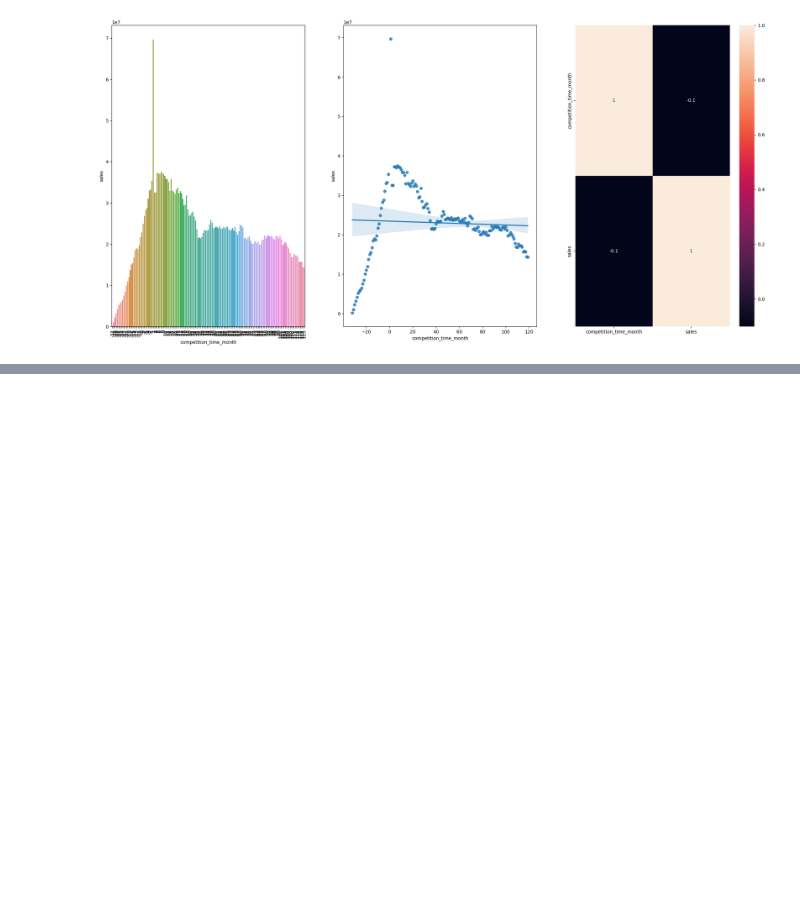
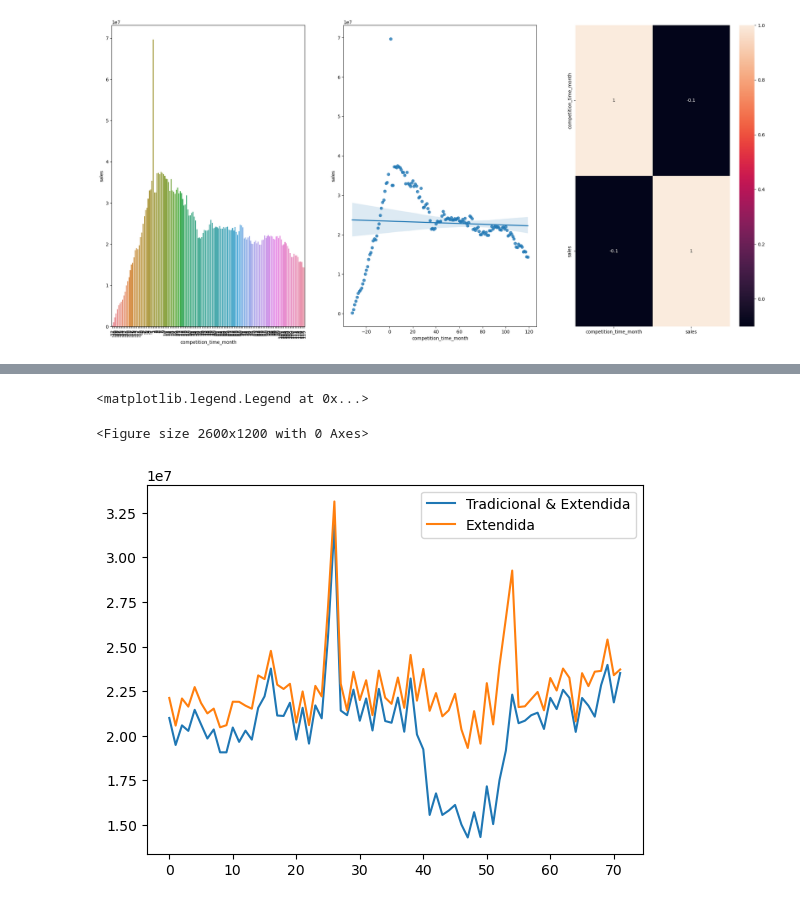
Before and after one commit to OrdonioLucas/DS-EM-PRODU-O, a Jupyter notebook: M04_V01_STORE_SALES_PREDICTION.ipynb, the cells around one changed output, grey strips where cells are left out. Cells and saved outputs as stored; diff of their text form; code cells hidden in the pictures; blank space fills up the shorter version.

```diff
--- a/M04_V01_STORE_SALES_PREDICTION.ipynb
+++ b/M04_V01_STORE_SALES_PREDICTION.ipynb
@@ -481,0 +516,21 @@ sns.heatmap(aux1.corr(method='pearson'),annot=True)
+# %%
+# 4.2.3 ANÁLISE BIVARIADA
+#H7. Lojas com mais promoções consecutivas deveriam vender mais.
+# falsa, lojas com promoções consecultivas vendem menos
+
+
+plt.figure(figsize=(26, 12))
+
+df4[['promo','promo2','sales']].groupby(['promo','promo2']).sum().reset_index()
+
+aux1= df4[(df4['promo'] == 1) & (df4['promo2'] == 1)][['year_week','sales']].groupby('year_week').sum().reset_index()
+ax= aux1.plot()
+
+aux2= df4[(df4['promo'] == 1) & (df4['promo2'] == 0)][['year_week','sales']].groupby('year_week').sum().reset_index()
+aux2.plot(ax=ax)
+
+ax.legend(labels = ['Tradicional & Extendida','Extendida'])
+# %% [output]
+<matplotlib.legend.Legend at 0x...>
+<Figure size 2600x1200 with 0 Axes>
+[figure, added]
```
Also changed, not shown: parts of 4 cells of this notebook.
